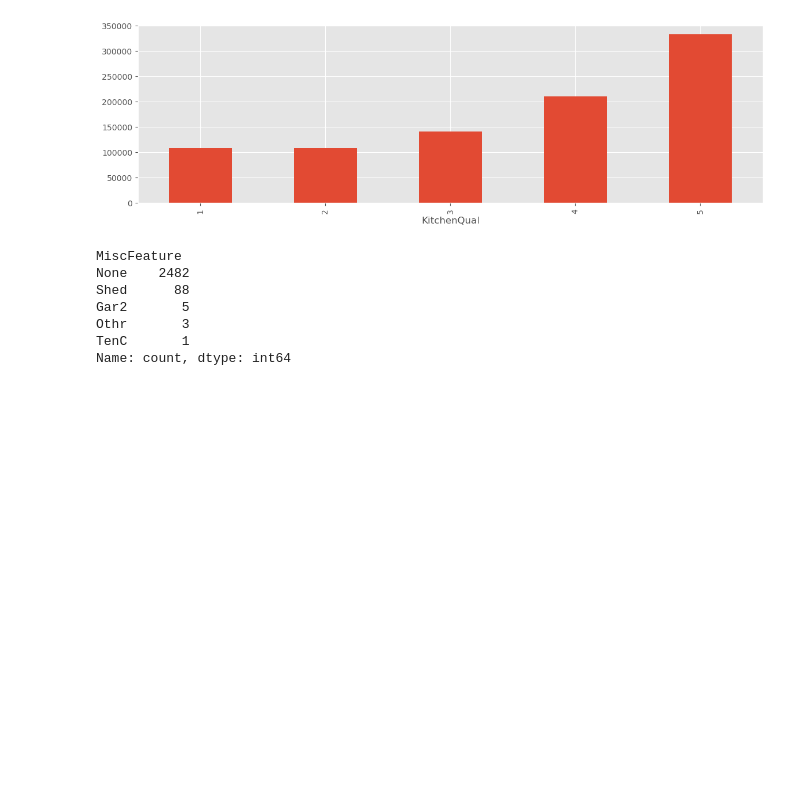
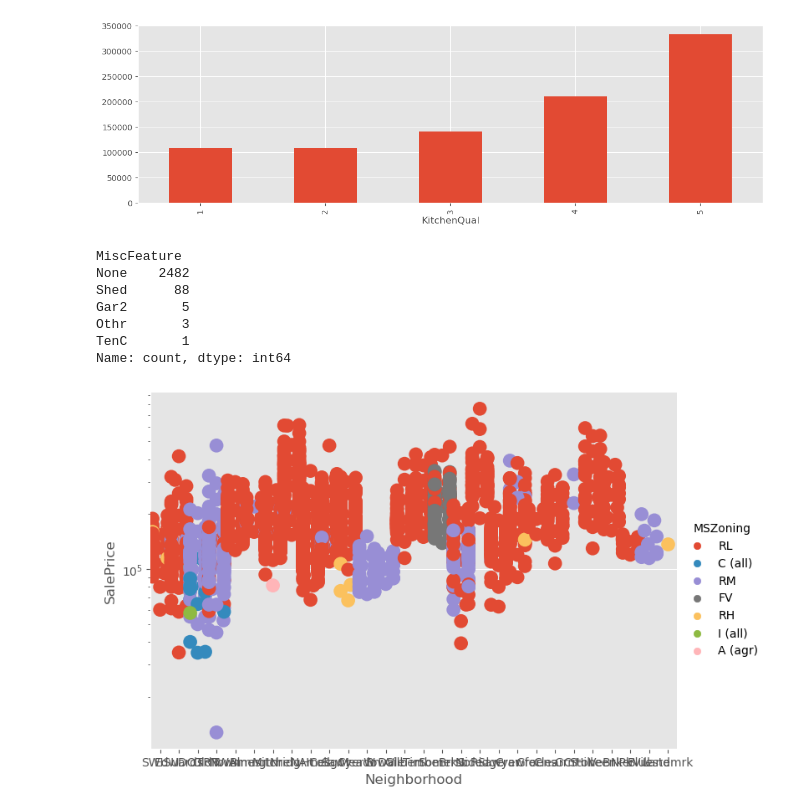
Before and after one commit to Na-ta-lie/Ames-Price-Prediction, a Jupyter notebook: preprocessing.ipynb, the cells around one changed output. Cells and saved outputs as stored; diff of their text form; code cells hidden in the pictures; blank space fills up the shorter version.

```diff
--- a/preprocessing.ipynb
+++ b/preprocessing.ipynb
@@ -184,3 +184,10 @@ index_names_ab_par = housing[(housing['SaleCondition'] == 'Family') |
 housing.drop(index_names_ab_par, inplace = True)
 # %%
 housing.to_csv('housing_pp5.csv')
+# %%
+fig = sns.catplot(x='Neighborhood', y='SalePrice', hue='MSZoning', data=housing, kind='swarm', size=12, aspect=1.5)
+ax = fig.axes[0][0]
+ax.set_yscale('log')
+plt.show()
+# %% [output]
+[figure, added]
```
Also changed, not shown: parts of 1 cell of this notebook, 9 other files.
